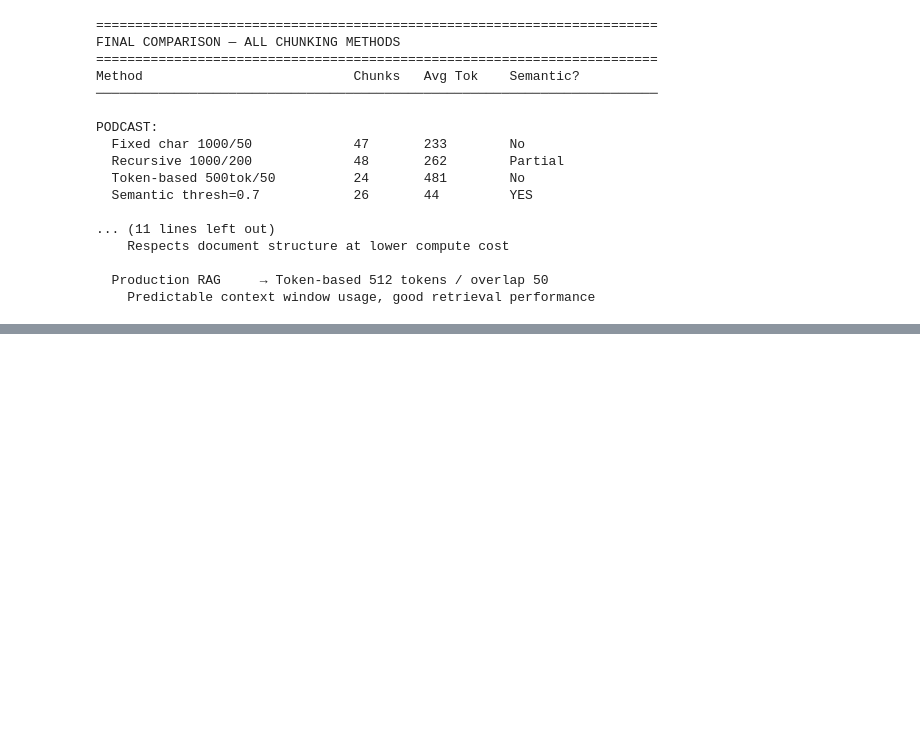
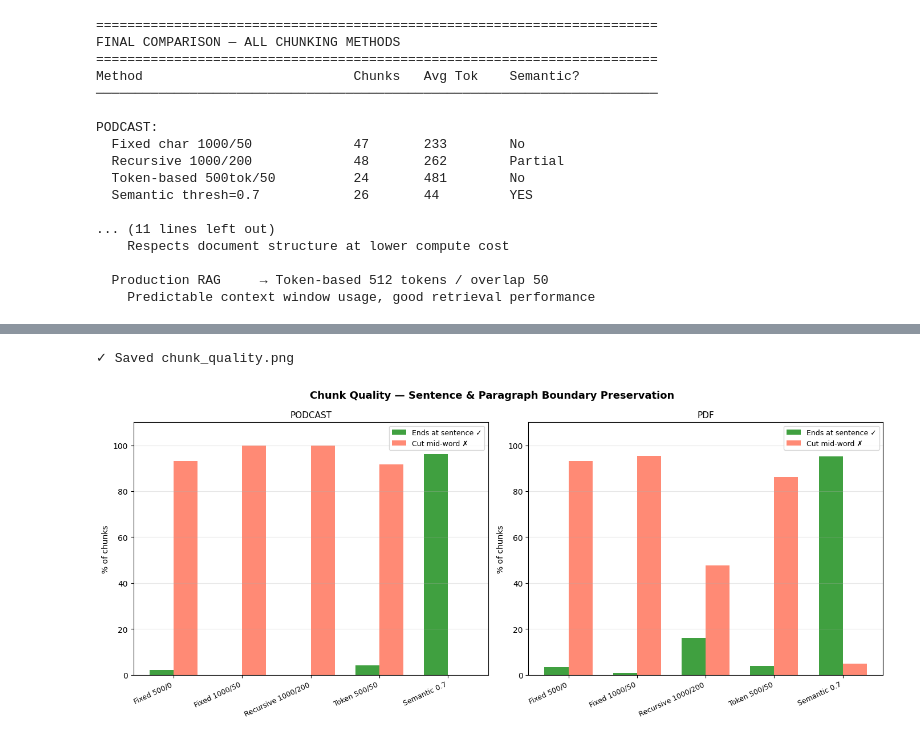
Before and after one commit to dbystrova26/Ironhack_Day10, a Jupyter notebook: chunking_strategies.ipynb, the cells around one changed output, grey strips where cells are left out. Drawn from its saved outputs; the diff is of its cells as text; code cells hidden in the pictures; blank space fills up the shorter version.

```diff
--- a/chunking_strategies.ipynb
+++ b/chunking_strategies.ipynb
@@ -1452,0 +1813,35 @@ PODCAST:
+# %%
+# ── Visualization ─────────────────────────────────────────────────
+fig, axes = plt.subplots(1, 2, figsize=(14, 6))
+fig.suptitle('Chunk Quality — Sentence & Paragraph Boundary Preservation',
+             fontsize=13, fontweight='bold')
+
+for ax, results, title in [
+    (axes[0], pod_results, "PODCAST"),
+    (axes[1], pdf_results, "PDF"),
+]:
+    labels   = [r["label"] for r in results]
+    sent_pct = [r["sent_end_%"] for r in results]
+    mid_pct  = [r["mid_word_%"] for r in results]
+    x        = np.arange(len(labels))
+    w        = 0.35
+
+    ax.bar(x - w/2, sent_pct, w, label='Ends at sentence ✓',
+           color='green', alpha=0.75)
+    ax.bar(x + w/2, mid_pct,  w, label='Cut mid-word ✗',
+           color='tomato', alpha=0.75)
+    ax.set_xticks(x)
+    ax.set_xticklabels(labels, rotation=25, ha='right', fontsize=9)
+    ax.set_ylabel('% of chunks')
+    ax.set_title(title, fontsize=11)
+    ax.set_ylim(0, 110)
+    ax.legend(fontsize=9)
+    ax.grid(True, axis='y', alpha=0.3)
+
+plt.tight_layout()
+plt.savefig('chunk_quality.png', dpi=150, bbox_inches='tight')
+print("✓ Saved chunk_quality.png")
+plt.show()
+# %% [output]
+✓ Saved chunk_quality.png
+[figure, added]
```
Also changed, not shown: parts of 7 cells of this notebook, 3 other files.
